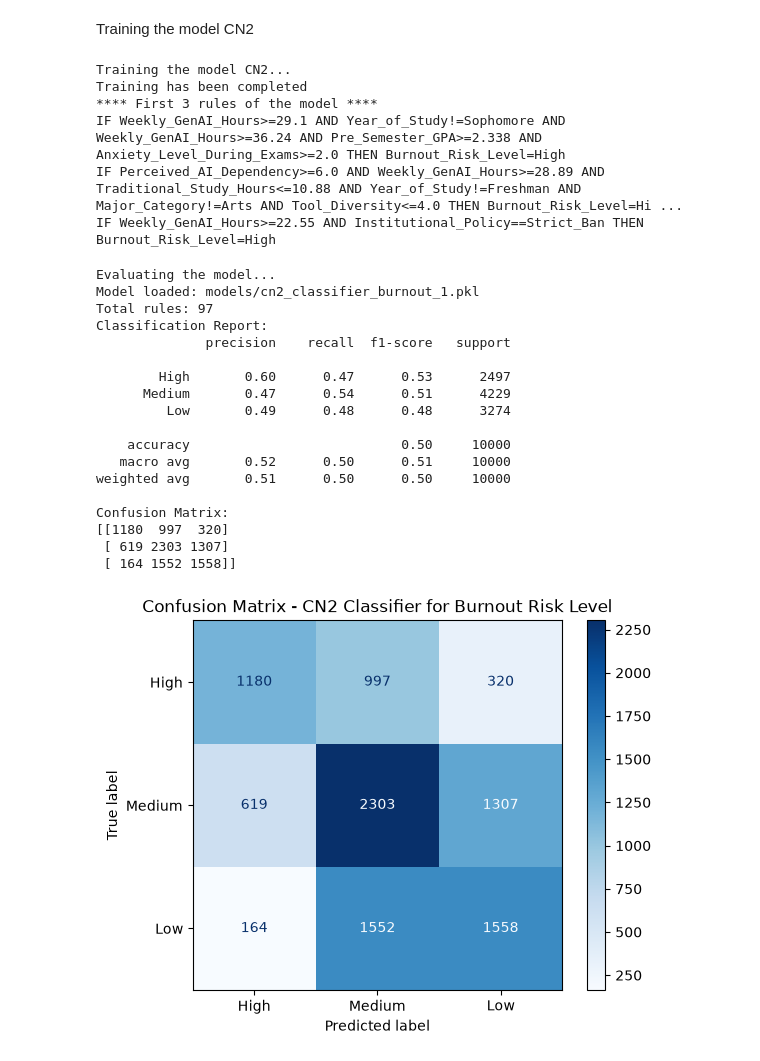
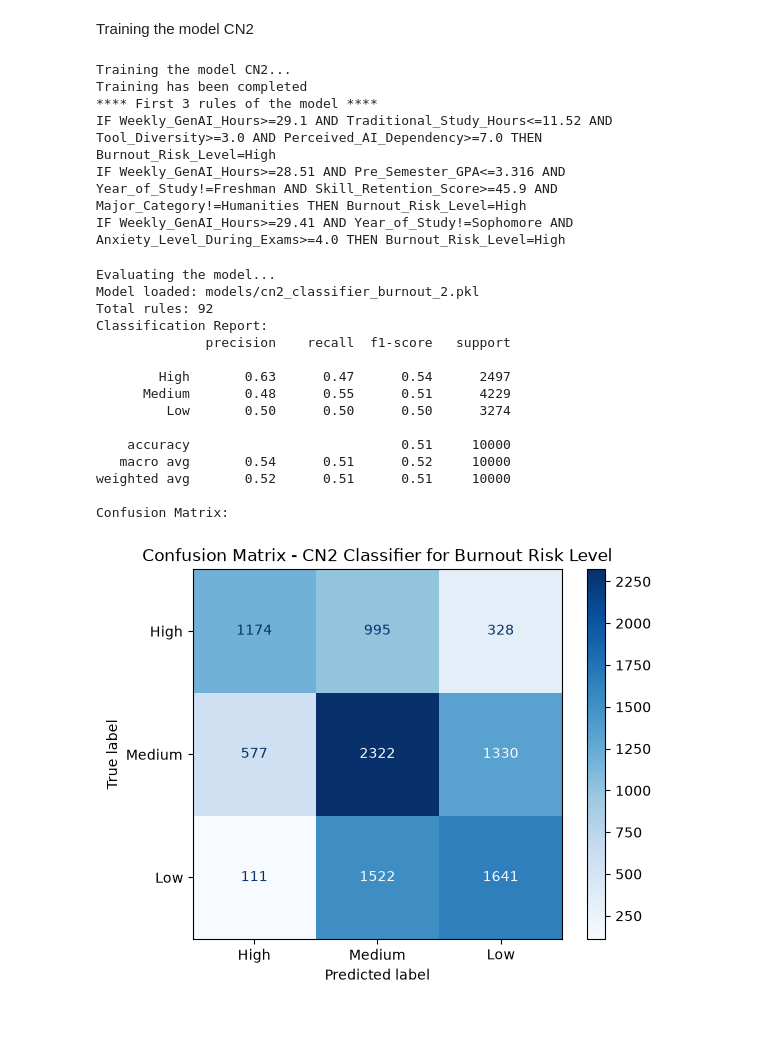
Before and after one commit to EuRonald123/Predicting_burnout_in_students_CN2, a Jupyter notebook: Burnout.ipynb, the cells around one changed output. Saved outputs shown, nothing was run; the diff lists cells and outputs as text; code cells hidden in the pictures; blank space fills up the shorter version.

```diff
--- a/Burnout.ipynb
+++ b/Burnout.ipynb
@@ -81,7 +81,7 @@ Training dataset shape: (40000, 14) | Testing dataset shape: (10000, 14)
 # %% [markdown]
 Training the model CN2
 # %%
-path_model = "models/cn2_classifier_burnout_1.pkl"
+path_model = "models/cn2_classifier_burnout_2.pkl"
 
 if os.path.exists(path_model):
     print(f"Model already exists in {path_model}. Loading the model...")
@@ -92,10 +92,10 @@ else:
     cn2_learner = Orange.classification.rules.CN2Learner()
 
     #hyperparameters
-    cn2_learner.rule_finder.search_algorithm.beam_width = 15
+    cn2_learner.rule_finder.search_algorithm.beam_width = 3
     cn2_learner.rule_finder.search_strategy.constrain_continuous = True
 
-    cn2_learner.rule_finder.general_validator.max_rule_length = 10
+    cn2_learner.rule_finder.general_validator.max_rule_length = 5
     cn2_learner.rule_finder.quality_measure = Orange.classification.rules.LaplaceAccuracyEvaluator()
     cn2_learner.rule_finder.general_validator.min_covered_examples = int(train_data.X.shape[0] * 0.01)
 
@@ -113,13 +113,13 @@ else:
 Training the model CN2...
 Training has been completed
 **** First 3 rules of the model ****
-IF Weekly_GenAI_Hours>=29.1 AND Year_of_Study!=Sophomore AND Weekly_GenAI_Hours>=36.24 AND Pre_Semester_GPA>=2.338 AND Anxiety_Level_During_Exams>=2.0 THEN Burnout_Risk_Level=High
-IF Perceived_AI_Dependency>=6.0 AND Weekly_GenAI_Hours>=28.89 AND Traditional_Study_Hours<=10.88 AND Year_of_Study!=Freshman AND Major_Category!=Arts AND Tool_Diversity<=4.0 THEN Burnout_Risk_Level=Hi ...
-IF Weekly_GenAI_Hours>=22.55 AND Institutional_Policy==Strict_Ban THEN Burnout_Risk_Level=High
+IF Weekly_GenAI_Hours>=29.1 AND Traditional_Study_Hours<=11.52 AND Tool_Diversity>=3.0 AND Perceived_AI_Dependency>=7.0 THEN Burnout_Risk_Level=High
+IF Weekly_GenAI_Hours>=28.51 AND Pre_Semester_GPA<=3.316 AND Year_of_Study!=Freshman AND Skill_Retention_Score>=45.9 AND Major_Category!=Humanities THEN Burnout_Risk_Level=High
+IF Weekly_GenAI_Hours>=29.41 AND Year_of_Study!=Sophomore AND Anxiety_Level_During_Exams>=4.0 THEN Burnout_Risk_Level=High
 # %%
 print("Evaluating the model...")
 
-model_path = "models/cn2_classifier_burnout_1.pkl"
+model_path = "models/cn2_classifier_burnout_2.pkl"
 
 with open(model_path, 'rb') as f:
     cn2_classifier = pickle.load(f)
@@ -129,43 +129,40 @@ print(f"Total rules: {len(cn2_classifier.rule_list)}")
 
 raw_test_data = Orange.data.Table('database/test_dataset_burnout.csv')
 test_data_sync = Orange.data.Table.from_table(cn2_classifier.domain, raw_test_data)
 
 class_values = cn2_classifier.domain.class_var.values #['Low', 'Medium', 'High']
 
 y_true = [class_values[int(inst.get_class())] for inst in test_data_sync]
 y_pred = [class_values[int(cn2_classifier(inst))] for inst in test_data_sync]
 
 ordered_class_values = ['High', 'Medium', 'Low']
 
 print("Classification Report:")
 print(classification_report(y_true, y_pred, labels=ordered_class_values, target_names=ordered_class_values))
 
 print("Confusion Matrix:")
 cm = confusion_matrix(y_true, y_pred, labels=ordered_class_values)
-print(cm)
+#print(cm)
 
 
 disp = ConfusionMatrixDisplay(confusion_matrix=cm, display_labels=ordered_class_values)
 disp.plot(cmap='Blues', values_format='d')
 plt.title("Confusion Matrix - CN2 Classifier for Burnout Risk Level")
 plt.show()
 # %% [output]
 Evaluating the model...
-Model loaded: models/cn2_classifier_burnout_1.pkl
-Total rules: 97
+Model loaded: models/cn2_classifier_burnout_2.pkl
+Total rules: 92
 Classification Report:
               precision    recall  f1-score   support
 
-        High       0.60      0.47      0.53      2497
-      Medium       0.47      0.54      0.51      4229
-         Low       0.49      0.48      0.48      3274
+        High       0.63      0.47      0.54      2497
+      Medium       0.48      0.55      0.51      4229
+         Low       0.50      0.50      0.50      3274
 
-    accuracy                           0.50     10000
-   macro avg       0.52      0.50      0.51     10000
-weighted avg       0.51      0.50      0.50     10000
+    accuracy                           0.51     10000
+   macro avg       0.54      0.51      0.52     10000
+weighted avg       0.52      0.51      0.51     10000
 
 Confusion Matrix:
-[[1180  997  320]
- [ 619 2303 1307]
- [ 164 1552 1558]]
-[figure, old version]
+[figure, new version]
```
Also changed, not shown: 1 other file.
